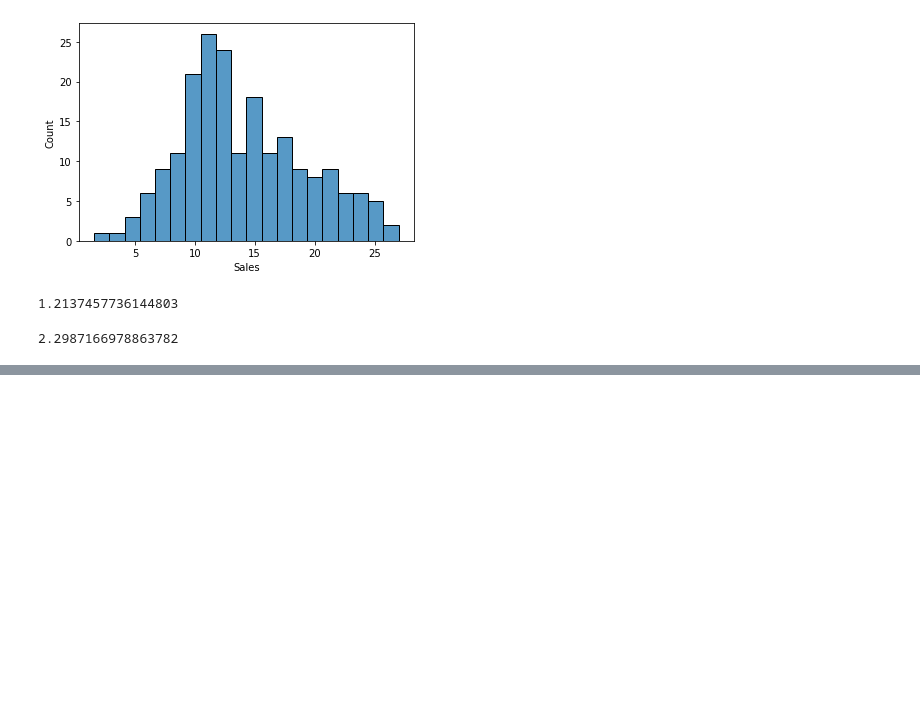
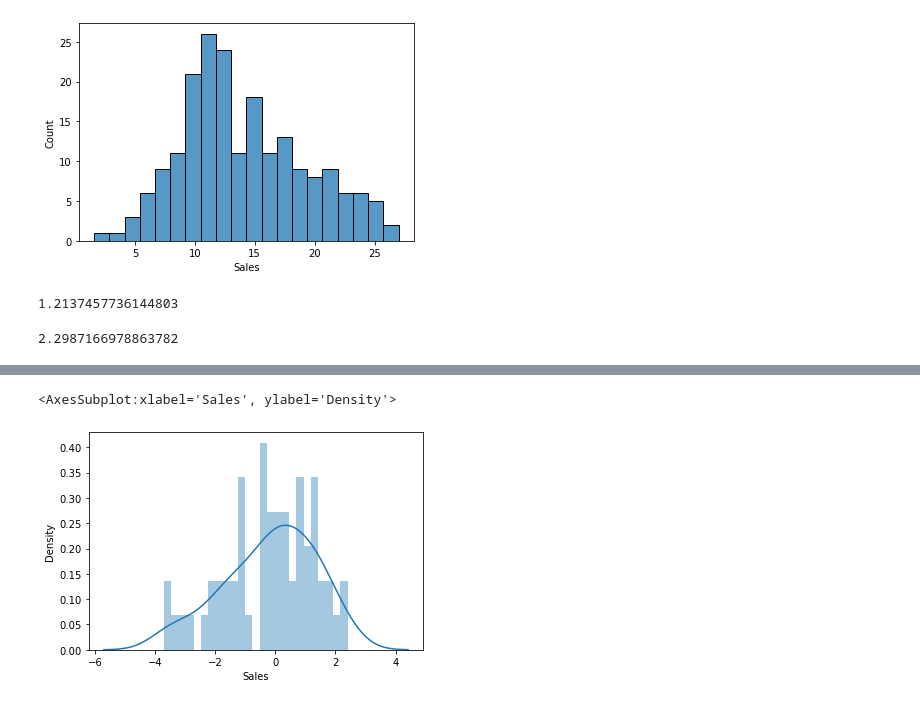
Before and after one commit to pawel9009/ML, a Jupyter notebook: notebooks/Linear Regression.ipynb, the cells around one changed output, grey strips where cells are left out. Cells and saved outputs as stored; diff of their text form; code cells hidden in the pictures; blank space fills up the shorter version.

```diff
--- a/notebooks/Linear Regression.ipynb
+++ b/notebooks/Linear Regression.ipynb
@@ -158,0 +187,5 @@ mean_squared_error(y_test, pred)
+# %%
+sns.distplot(test_residuals, bins=25, kde=True)
+# %% [output]
+<AxesSubplot:xlabel='Sales', ylabel='Density'>
+[figure, added]
```
Also changed, not shown: parts of 52 cells of this notebook, 3 other files.
